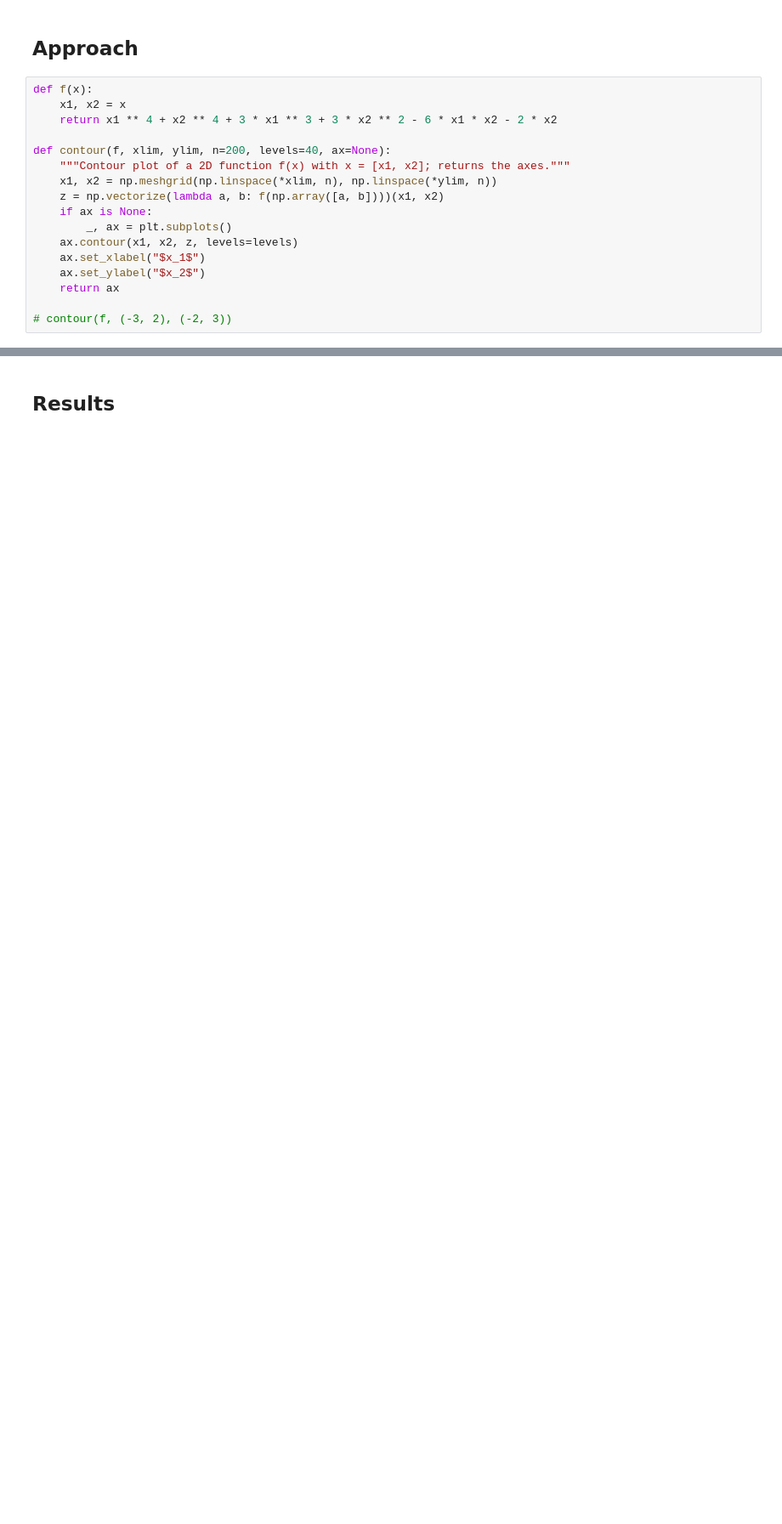
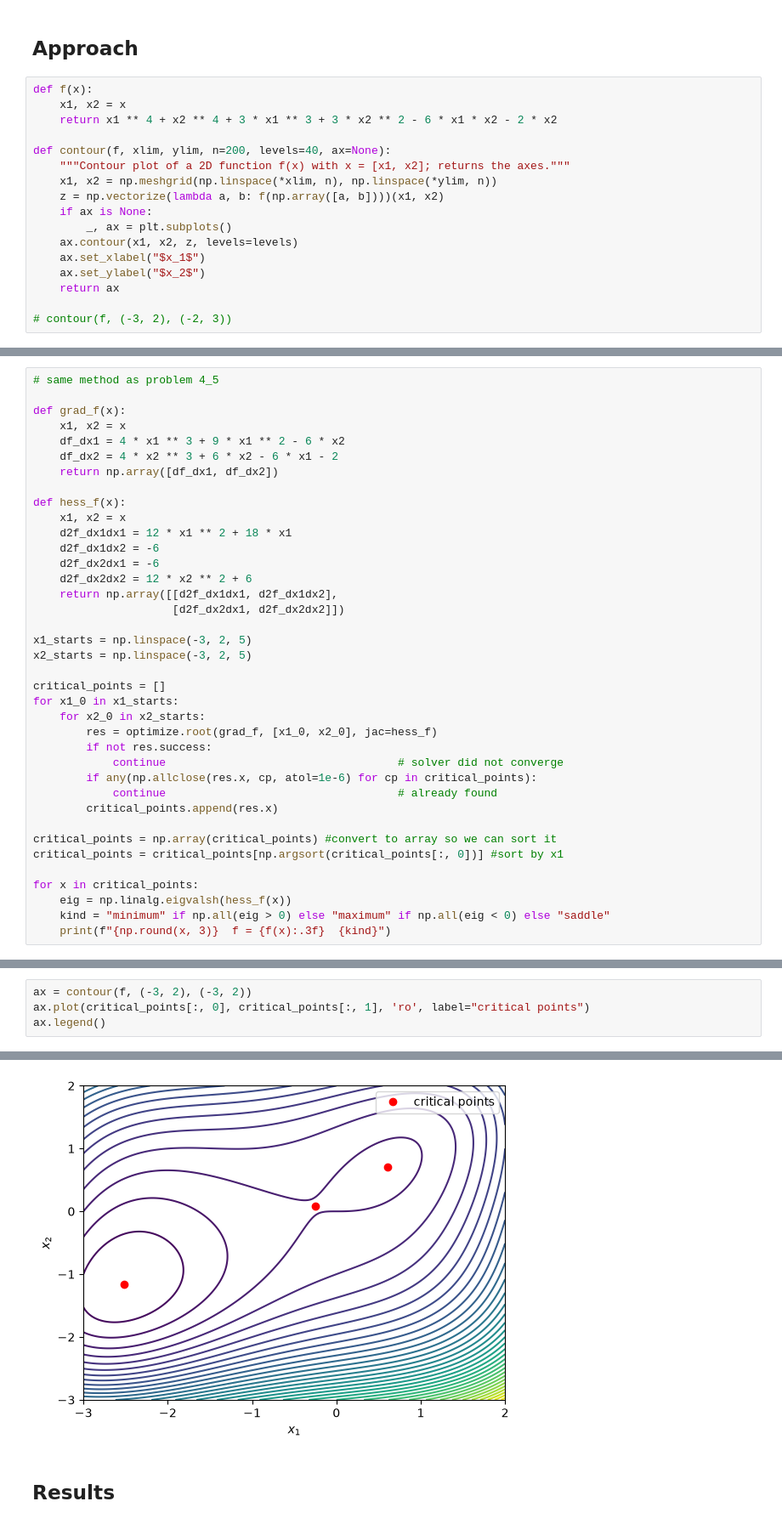
Before and after one commit to S0mar/MDO_Learn, a Jupyter notebook: solutions/ch04/prob4_6.ipynb, the cells around one changed output, grey strips where cells are left out. Shown at 85% size. Drawn from its saved outputs; the diff is of its cells as text; blank space fills up the shorter version.

```diff
--- a/solutions/ch04/prob4_6.ipynb
+++ b/solutions/ch04/prob4_6.ipynb
@@ -33,0 +77,38 @@ def contour(f, xlim, ylim, n=200, levels=40, ax=None):
+# %%
+# same method as problem 4_5
+
+def grad_f(x):
+    x1, x2 = x
+    df_dx1 = 4 * x1 ** 3 + 9 * x1 ** 2 - 6 * x2
+    df_dx2 = 4 * x2 ** 3 + 6 * x2 - 6 * x1 - 2
+    return np.array([df_dx1, df_dx2])
+
+def hess_f(x):
+    x1, x2 = x
+    d2f_dx1dx1 = 12 * x1 ** 2 + 18 * x1
+    d2f_dx1dx2 = -6
+    d2f_dx2dx1 = -6
+    d2f_dx2dx2 = 12 * x2 ** 2 + 6
+    return np.array([[d2f_dx1dx1, d2f_dx1dx2],
+                     [d2f_dx2dx1, d2f_dx2dx2]])
+
+x1_starts = np.linspace(-3, 2, 5)
+x2_starts = np.linspace(-3, 2, 5)
+
+critical_points = []
+for x1_0 in x1_starts:
+    for x2_0 in x2_starts:
+        res = optimize.root(grad_f, [x1_0, x2_0], jac=hess_f)
+        if not res.success:
+            continue                                   # solver did not converge
+        if any(np.allclose(res.x, cp, atol=1e-6) for cp in critical_points):
+            continue                                   # already found
+        critical_points.append(res.x)
+
+critical_points = np.array(critical_points) #convert to array so we can sort it
+critical_points = critical_points[np.argsort(critical_points[:, 0])] #sort by x1
+
+for x in critical_points:
+    eig = np.linalg.eigvalsh(hess_f(x))
+    kind = "minimum" if np.all(eig > 0) else "maximum" if np.all(eig < 0) else "saddle"
+    print(f"{np.round(x, 3)}  f = {f(x):.3f}  {kind}")
@@ -33,0 +119,5 @@ def contour(f, xlim, ylim, n=200, levels=40, ax=None):
+# %%
+ax = contour(f, (-3, 2), (-3, 2))
+ax.plot(critical_points[:, 0], critical_points[:, 1], 'ro', label="critical points")
+ax.legend()
+# %% [output]
@@ -34,2 +125,3 @@ def contour(f, xlim, ylim, n=200, levels=40, ax=None):
+[figure, added]
 # %% [markdown]
 ## Results
```
Also changed, not shown: parts of 6 cells of this notebook, 2 other files.
